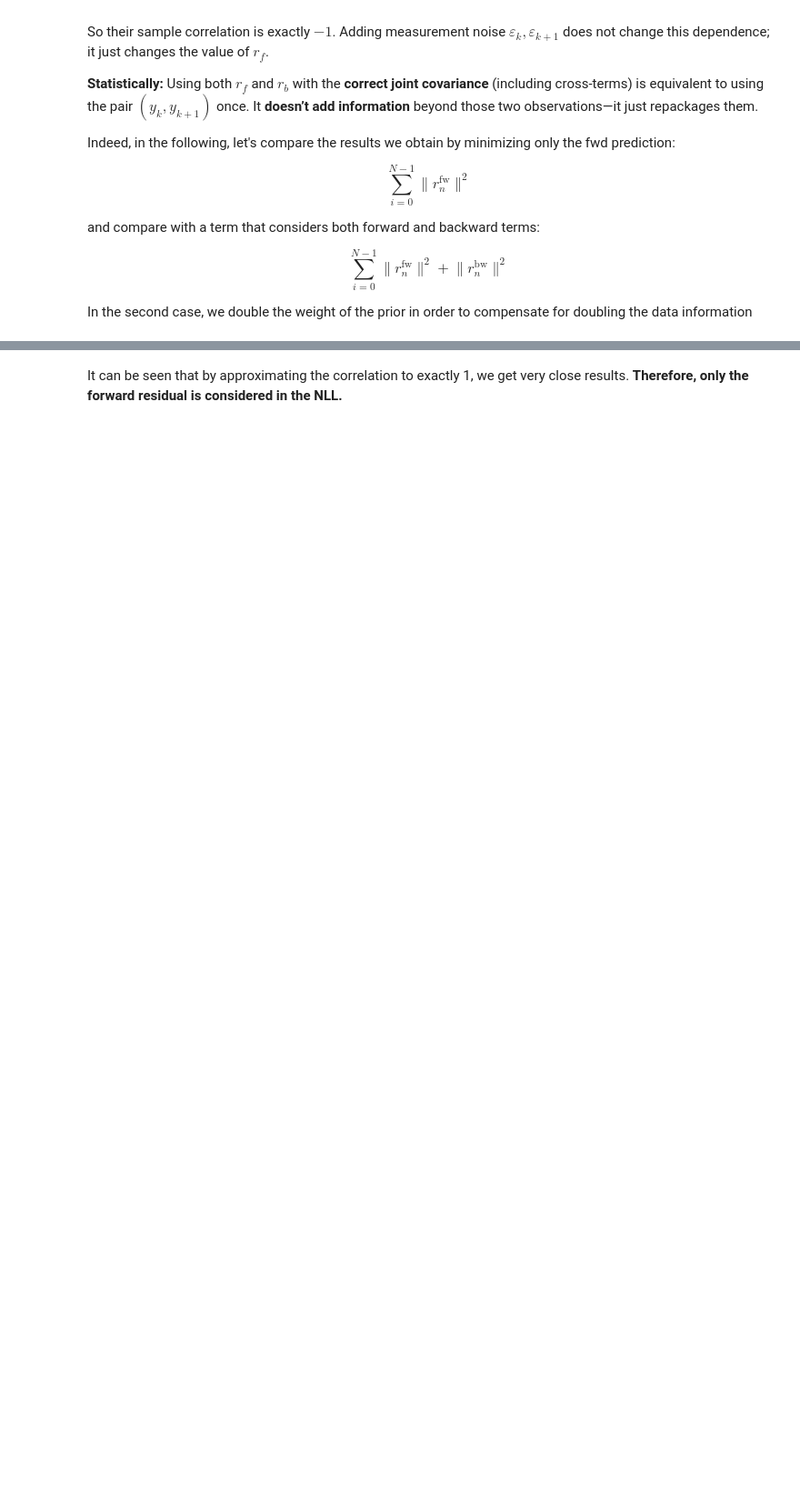
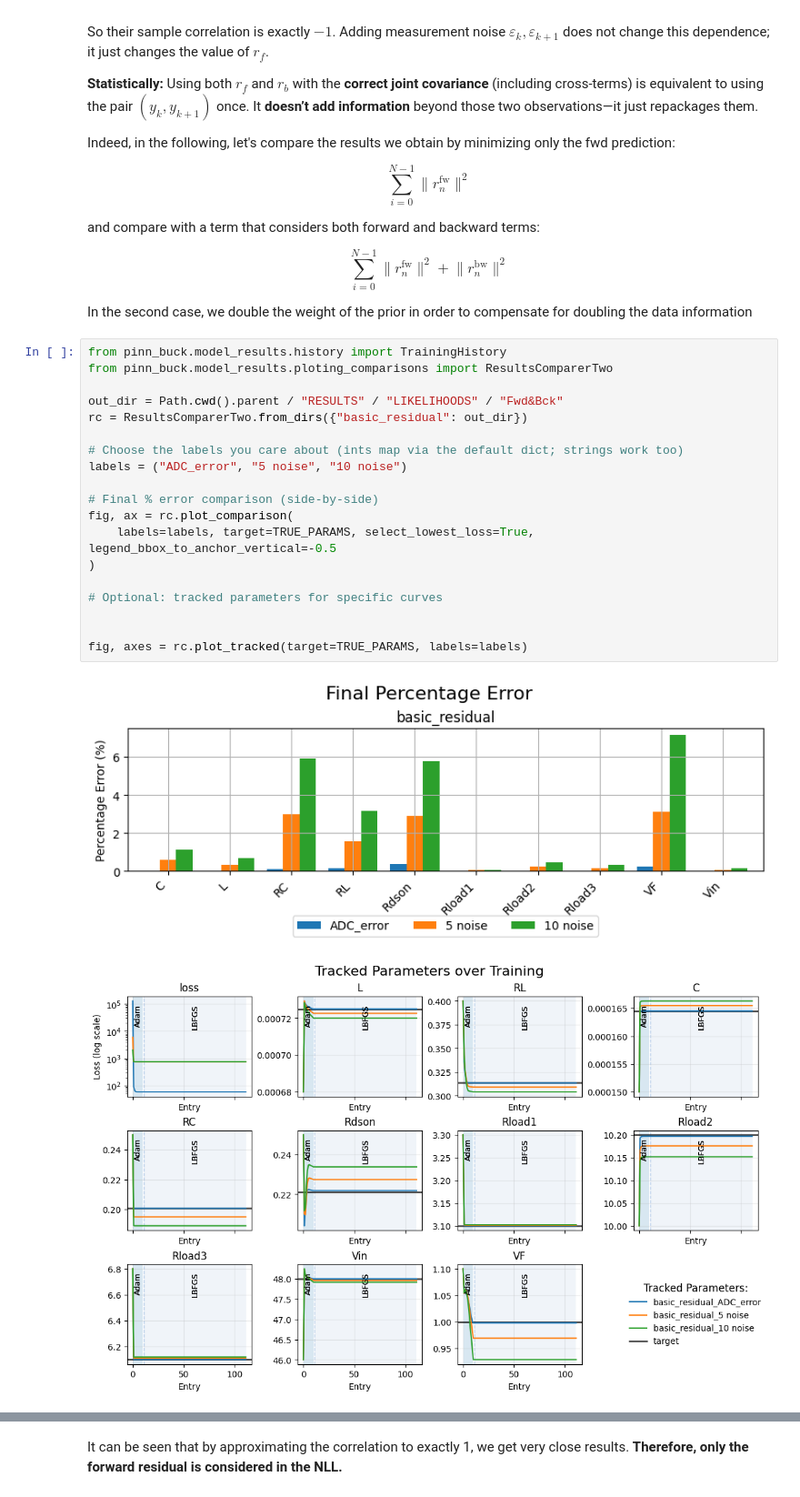
Before and after one commit to jtom95/pinn_buck_converter, a Jupyter notebook: NOTEBOOKS/02_fit_posterior_with_residuals.ipynb, the cells around one changed output, grey strips where cells are left out. Shown: that part at 91% size. Cells and saved outputs as stored; diff of their text form; blank space fills up the shorter version.

```diff
--- a/NOTEBOOKS/02_fit_posterior_with_residuals.ipynb
+++ b/NOTEBOOKS/02_fit_posterior_with_residuals.ipynb
@@ -611,6 +611,28 @@ and compare with a term that considers both forward and backward terms:
 $$\sum_{i=0}^{N-1}\!\bigl\|r_n^{\text{fw}}\bigr\|^{2} + \bigl\|r_n^{\text{bw}}\bigr\|^{2}$$
 
 In the second case, we double the weight of the prior in order to compensate for doubling the data information
+# %%
+from pinn_buck.model_results.history import TrainingHistory
+from pinn_buck.model_results.ploting_comparisons import ResultsComparerTwo
+
+out_dir = Path.cwd().parent / "RESULTS" / "LIKELIHOODS" / "Fwd&Bck"
+rc = ResultsComparerTwo.from_dirs({"basic_residual": out_dir})
+
+# Choose the labels you care about (ints map via the default dict; strings work too)
+labels = ("ADC_error", "5 noise", "10 noise")
+
+# Final % error comparison (side-by-side)
+fig, ax = rc.plot_comparison(
+    labels=labels, target=TRUE_PARAMS, select_lowest_loss=True, legend_bbox_to_anchor_vertical=-0.5
+)
+
+# Optional: tracked parameters for specific curves
+
+
+fig, axes = rc.plot_tracked(target=TRUE_PARAMS, labels=labels)
+# %% [output]
+[figure, added]
+[figure, added]
 # %%
 from pinn_buck.model_results.history import TrainingHistory
 from pinn_buck.model_results.ploting_comparisons import ResultsComparerTwo
```
Also changed, not shown: parts of 2 cells of this notebook, 47 other files.
